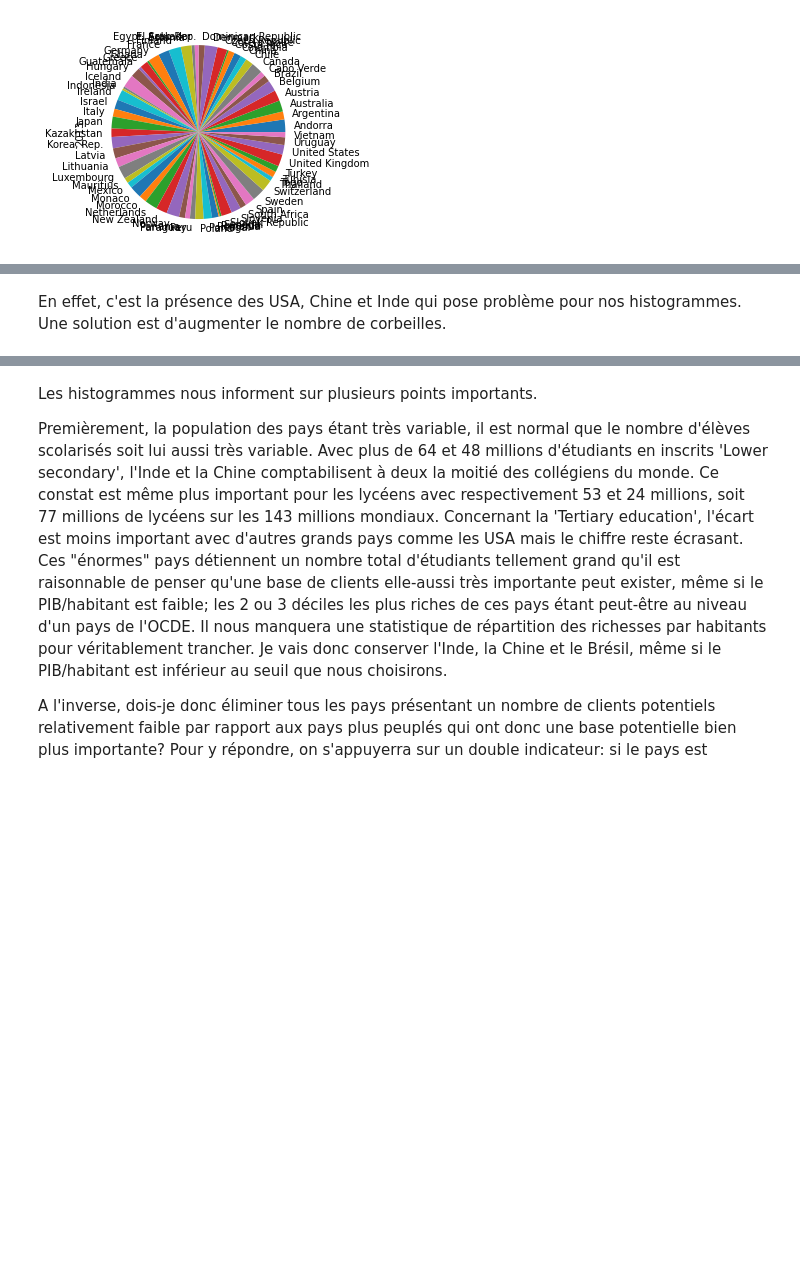
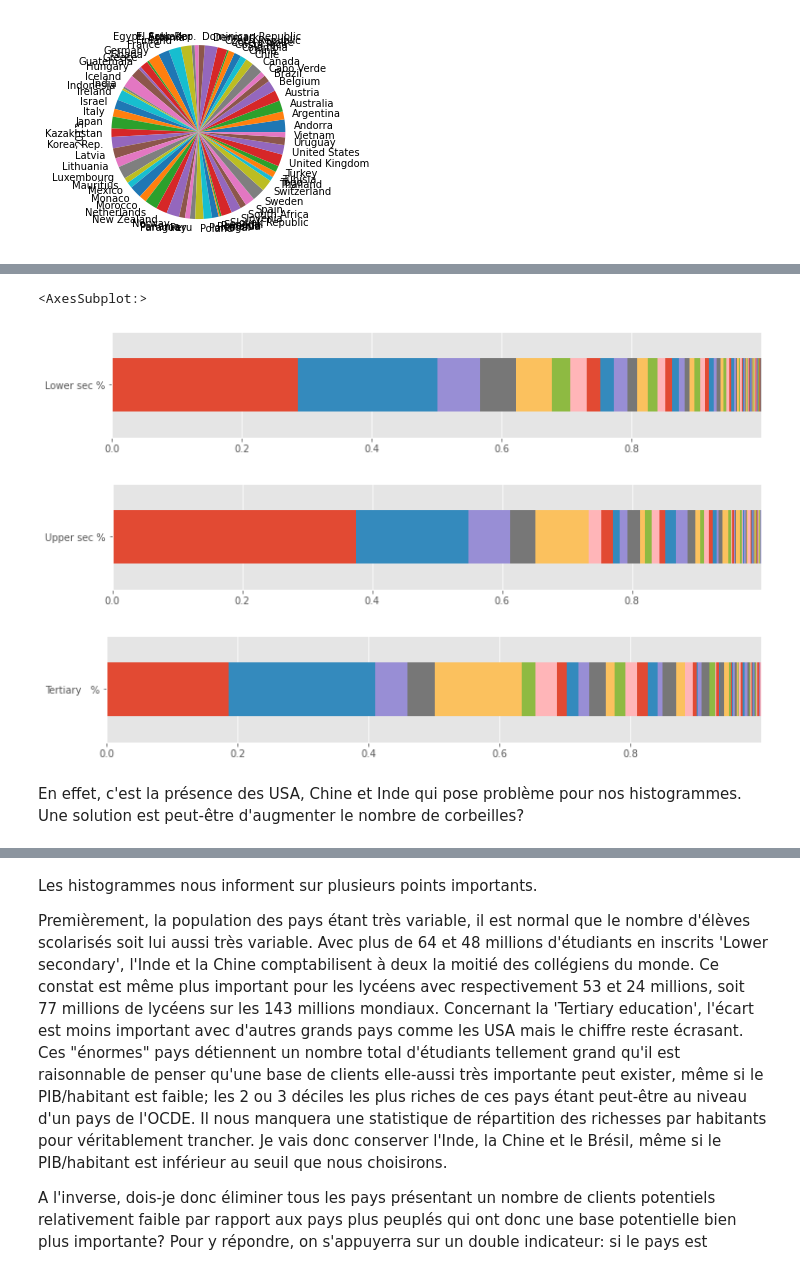
Before and after one commit to gregmansio/education_analysis_OC_P2, a Jupyter notebook: Analyse des données de systèmes éducatifs.ipynb, the cells around one changed output, grey strips where cells are left out. Saved outputs shown, nothing was run; the diff lists cells and outputs as text; code cells hidden in the pictures; blank space fills up the shorter version.

```diff
--- a/Analyse des données de systèmes éducatifs.ipynb
+++ b/Analyse des données de systèmes éducatifs.ipynb
@@ -1222,3 +1222,16 @@ mod:
 66   96.5
 Length: 67, dtype: float64
 [figure]
+# %%
+# Après discussion avec mon mentor, un diagramme en barres horizontales serait plus approprié que des pie charts.
+lower_sec = final_set.loc[final_set['Indicator Name'] == 'Enrolment in lower secondary general, both sexes (number)', '2013']
+upper_sec = final_set.loc[final_set['Indicator Name'] == 'Enrolment in upper secondary general, both sexes (number)', '2013']
+tertiary = final_set.loc[final_set['Indicator Name'] == 'Enrolment in tertiary education, all programmes, both sexes (number)', '2013']
+# %%
+tertiary = pd.DataFrame(tertiary)
+tertiary.rename(columns = {'2013' : 'Tertiary'}, inplace = True)
+upper_sec = pd.DataFrame(upper_sec)
+upper_sec.rename(columns = {'2013' : 'Upper secondary'}, inplace = True)
+lower_sec = pd.DataFrame(lower_sec)
+lower_sec.rename(columns = {'2013' : 'Lower secondary'}, inplace = True)
+tertiary # Ok we filtered properly
@@ -1224,0 +1253,5 @@ Length: 67, dtype: float64
+# %%
+# Creation d'un dataframe avec nombre d'élèves par niveau d'étude et par pays
+students = lower_sec.merge(upper_sec, left_index = True, right_index = True)
+students = students.merge(tertiary, left_index = True, right_index = True)
+students
@@ -1225,5 +1273,27 @@ Length: 67, dtype: float64
+# %%
+# Tri par valeur
+students = students.sort_values(by = ['Lower secondary', 'Upper secondary', 'Tertiary'], ascending = False)
+
+# Pourcentages d'élèves par niveau
+students['Lower sec %'] = students.apply(lambda x: x['Lower secondary']/students['Lower secondary'].sum()
+                                               , axis = 1)
+students['Upper sec %'] = students.apply(lambda x: x['Upper secondary']/students['Upper secondary'].sum()
+                                               , axis = 1)
+students['Tertiary   %'] = students.apply(lambda x: x['Tertiary']/students['Tertiary'].sum()
+                                               , axis = 1)
+# %%
+# Graphiques des pourcentages d'élèves par pays par niveau
+plt.style.use('ggplot')
+students[['Lower sec %']].T.plot(kind='barh', stacked = True, legend = False, figsize = (12,2))
+students[['Upper sec %']].T.plot(kind='barh', stacked = True, legend = False, figsize = (12,2))
+students[['Tertiary   %']].T.plot(kind='barh', stacked = True, legend = False, figsize = (12,2))
+# %% [output]
+<AxesSubplot:>
+[figure, added]
+[figure, added]
+[figure, added]
 # %% [markdown]
-En effet, c'est la présence des USA, Chine et Inde qui pose problème pour nos histogrammes. Une solution est d'augmenter le nombre de corbeilles.
+En effet, c'est la présence des USA, Chine et Inde qui pose problème pour nos histogrammes. Une solution est peut-être d'augmenter le nombre de corbeilles?
 # %%
 # Augmentation du nombre de bins
 for var in final_set['Indicator Name'].unique():
```
Also changed, not shown: parts of 30 cells of this notebook.
